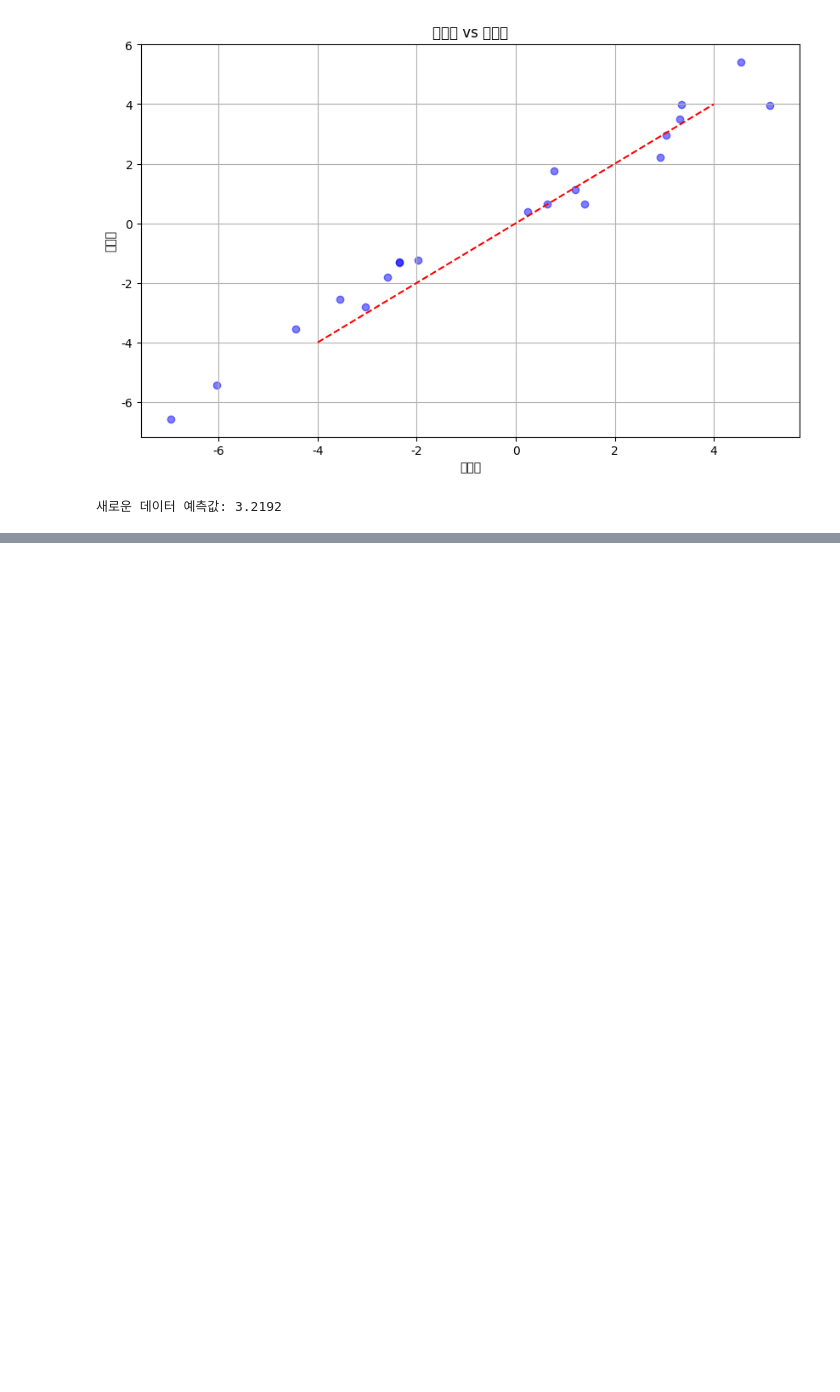
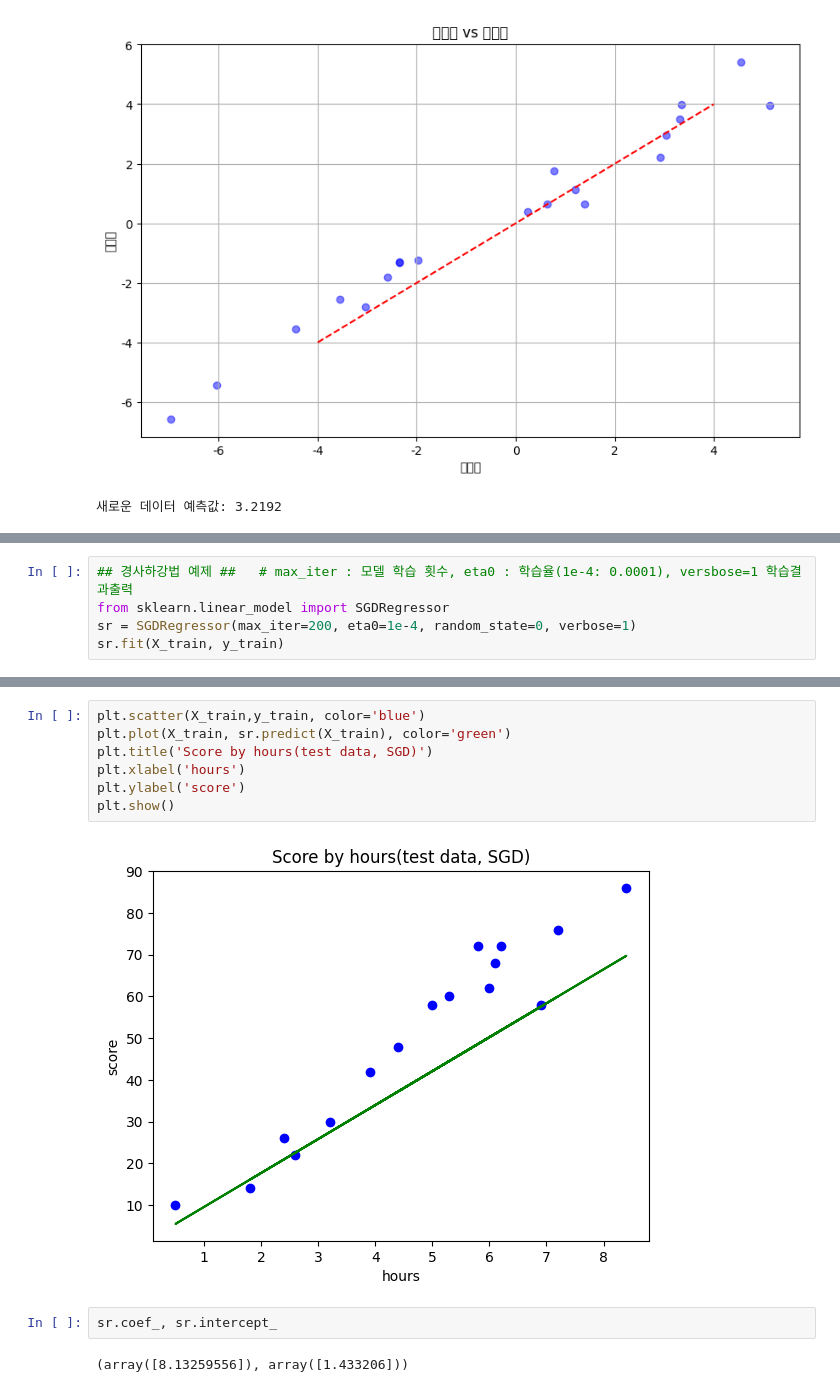
Before and after one commit to raisedeveloper/ai, a Jupyter notebook: regression.ipynb, the cells around one changed output, grey strips where cells are left out. Saved outputs shown, nothing was run; the diff lists cells and outputs as text; blank space fills up the shorter version.

```diff
--- a/regression.ipynb
+++ b/regression.ipynb
@@ -339,0 +528,5 @@ findfont: Font family 'NanumGothic' not found.
+# %%
+## 경사하강법 예제 ##   # max_iter : 모델 학습 횟수, eta0 : 학습율(1e-4: 0.0001), versbose=1 학습결과출력
+from sklearn.linear_model import SGDRegressor
+sr = SGDRegressor(max_iter=200, eta0=1e-4, random_state=0, verbose=1)
+sr.fit(X_train, y_train)
@@ -339,0 +552,13 @@ findfont: Font family 'NanumGothic' not found.
+# %%
+plt.scatter(X_train,y_train, color='blue')
+plt.plot(X_train, sr.predict(X_train), color='green')
+plt.title('Score by hours(test data, SGD)')
+plt.xlabel('hours')
+plt.ylabel('score')
+plt.show()
+# %% [output]
+[figure, added]
+# %%
+sr.coef_, sr.intercept_
+# %% [output]
+(array([8.13259556]), array([1.433206]))
```
Also changed, not shown: parts of 28 cells of this notebook, 1 other file.
